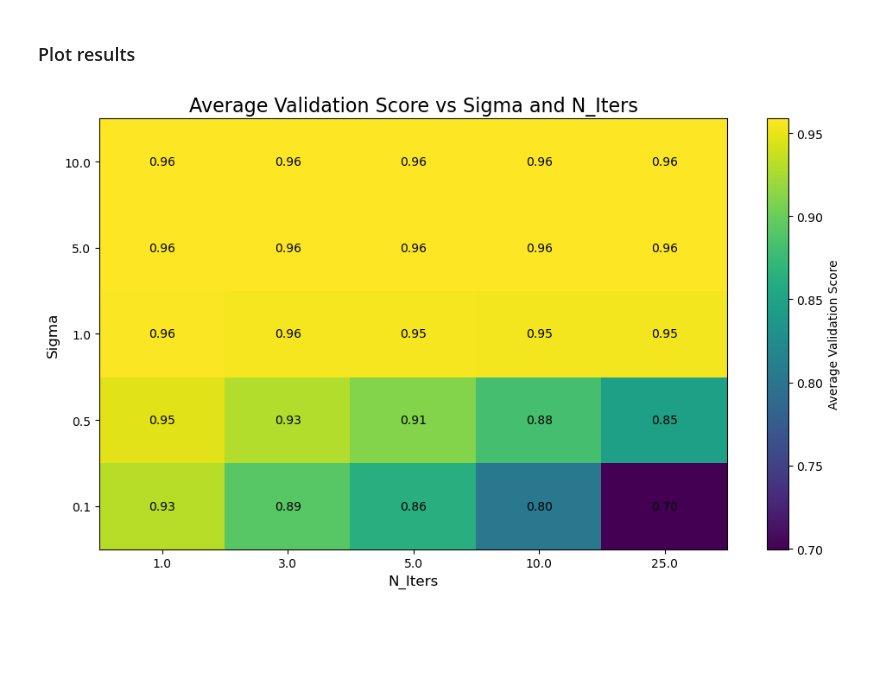
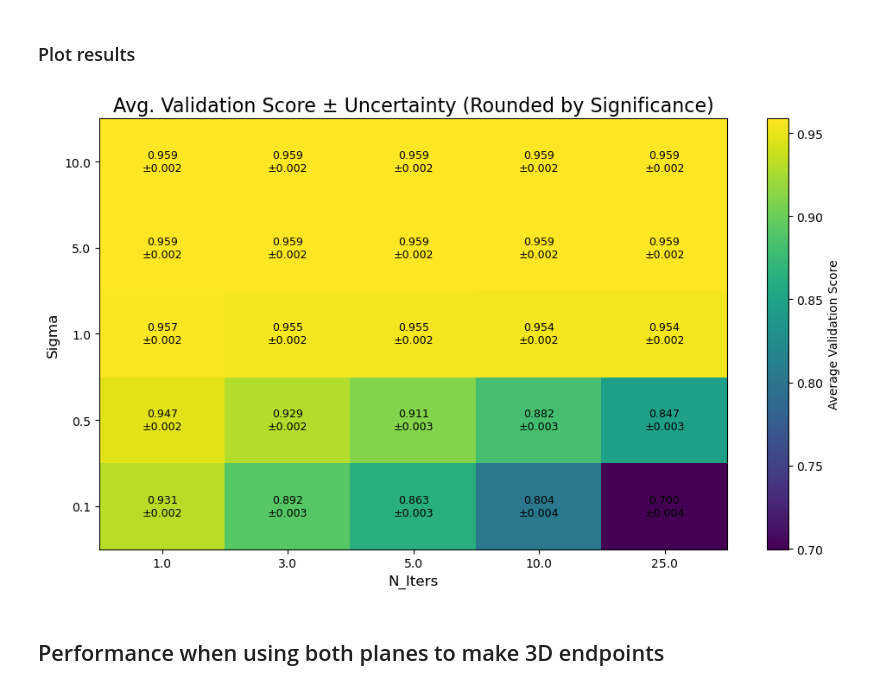
Before and after one commit to jaca230/pattern_finding_playground, a Jupyter notebook: notebooks/kmeans_analysis.ipynb, the cells around one changed output. Cells and saved outputs as stored; diff of their text form; code cells hidden in the pictures; blank space fills up the shorter version.

```diff
--- a/notebooks/kmeans_analysis.ipynb
+++ b/notebooks/kmeans_analysis.ipynb
@@ -395,13 +292,20 @@ validation_df.to_csv(output_file_path, index=False)
 # %% [markdown]
 ### Average validation over events
 # %%
-# Get all unique sigma and n_iters combinations
+# Option: Set path to a saved validation result CSV
+load_from_file = True  # Set to False to skip loading
+loaded_file_path = "/home/jack/large_projects/simulation/workspace/playground/reco_algorithm_tests/data/validation_results.csv"  # Or set manually to a specific file
+
+if load_from_file and os.path.exists(loaded_file_path):
+    validation_df = pd.read_csv(loaded_file_path)
+    print(f"Loaded validation results from: {loaded_file_path}")
+else:
+    print("No file loaded; using existing validation_df in memory.")
+
+# Compute averages
 unique_combinations = validation_df[["Sigma", "N_Iters"]].drop_duplicates().values
-
-# Initialize a list to store averaged results with uncertainty
 averaged_results = []
 
-# Loop over combinations
 for sigma, n_iters in unique_combinations:
     subset = validation_df[
         (validation_df["Sigma"] == sigma) & (validation_df["N_Iters"] == n_iters)
@@ -409,8 +313,8 @@ for sigma, n_iters in unique_combinations:
     count = len(subset)
     p = subset["Validated"].mean()
     uncertainty = (p * (1 - p))**0.5 / count**0.5 if count > 0 else 0
-
     averaged_results.append([sigma, n_iters, p, uncertainty])
 
-# Create a DataFrame from the averaged results
 average_df = pd.DataFrame(averaged_results, columns=["Sigma", "N_Iters", "Average_Validated", "Uncertainty"])
+average_df = average_df.sort_values(by=["Sigma", "N_Iters"]).reset_index(drop=True)
+average_df
@@ -417,39 +340,55 @@ average_df = pd.DataFrame(averaged_results, columns=["Sigma", "N_Iters", "Averag
 # %% [markdown]
 ### Plot results
 # %%
-# Pivot for heatmap plotting
-validation_pivot = average_df.pivot(index="Sigma", columns="N_Iters", values="Average_Validated")
+import numpy as np
 
-# Convert pivot table to a NumPy array for imshow
-heatmap_data = validation_pivot.values
-x_labels = validation_pivot.columns.tolist()
-y_labels = validation_pivot.index.tolist()
+def round_to_significant(x):
+    """Round uncertainty up to the first significant digit and return both value and precision."""
+    if x == 0:
+        return 0.0, 0  # No uncertainty
+    order = int(np.floor(np.log10(abs(x))))
+    precision = -order
+    rounded = np.ceil(x * 10**precision) / 10**precision
+    return rounded, precision
 
-# Plot the heatmap using matplotlib
+# Pivot tables
+value_pivot = average_df.pivot(index="Sigma", columns="N_Iters", values="Average_Validated")
+uncertainty_pivot = average_df.pivot(index="Sigma", columns="N_Iters", values="Uncertainty")
+
+heatmap_data = value_pivot.values
+uncertainty_data = uncertainty_pivot.values
+x_labels = value_pivot.columns.tolist()
+y_labels = value_pivot.index.tolist()
+
+# Plot heatmap
 fig, ax = plt.subplots(figsize=(10, 6))
 cax = ax.imshow(heatmap_data, cmap="viridis", aspect="auto", origin="lower")
 
-# Show values in each cell
+# Annotate with smart-rounded values
 for i in range(len(y_labels)):
     for j in range(len(x_labels)):
         value = heatmap_data[i, j]
-        ax.text(j, i, f"{value:.2f}", ha="center", va="center", color="white" if value < 0.5 else "black")
+        unc_raw = uncertainty_data[i, j]
+        unc_rounded, precision = round_to_significant(unc_raw)
+        val_rounded = round(value, precision)
+        text_color = "white" if value < 0.5 else "black"
+        ax.text(j, i, f"{val_rounded:.{precision}f}\n±{unc_rounded:.{precision}f}",
+                ha="center", va="center", color=text_color, fontsize=9)
 
-# Set ticks and labels
+# Axis setup
 ax.set_xticks(np.arange(len(x_labels)))
 ax.set_yticks(np.arange(len(y_labels)))
 ax.set_xticklabels(x_labels)
 ax.set_yticklabels(y_labels)
 
-# Axis labels and title
 ax.set_xlabel("N_Iters", fontsize=12)
 ax.set_ylabel("Sigma", fontsize=12)
-ax.set_title("Average Validation Score vs Sigma and N_Iters", fontsize=16)
+ax.set_title("Avg. Validation Score ± Uncertainty (Rounded by Significance)", fontsize=16)
 
-# Colorbar
 fig.colorbar(cax, label="Average Validation Score")
-
 plt.tight_layout()
 plt.show()
 # %% [output]
-[figure, old version]
+[figure, new version]
+# %% [markdown]
+## Performance when using both planes to make 3D endpoints
```
Also changed, not shown: parts of 21 cells of this notebook, 3 other files.
